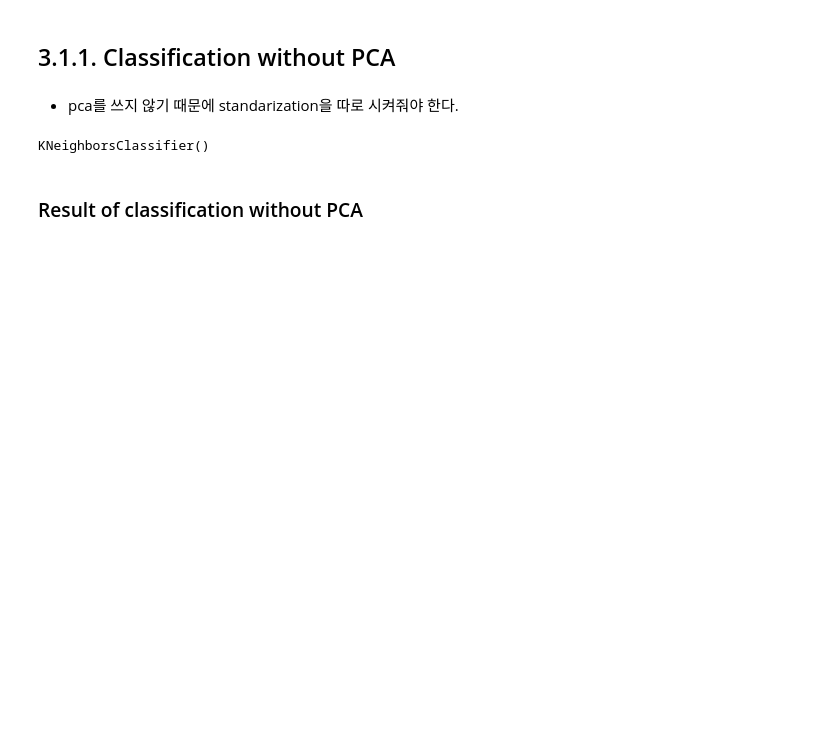
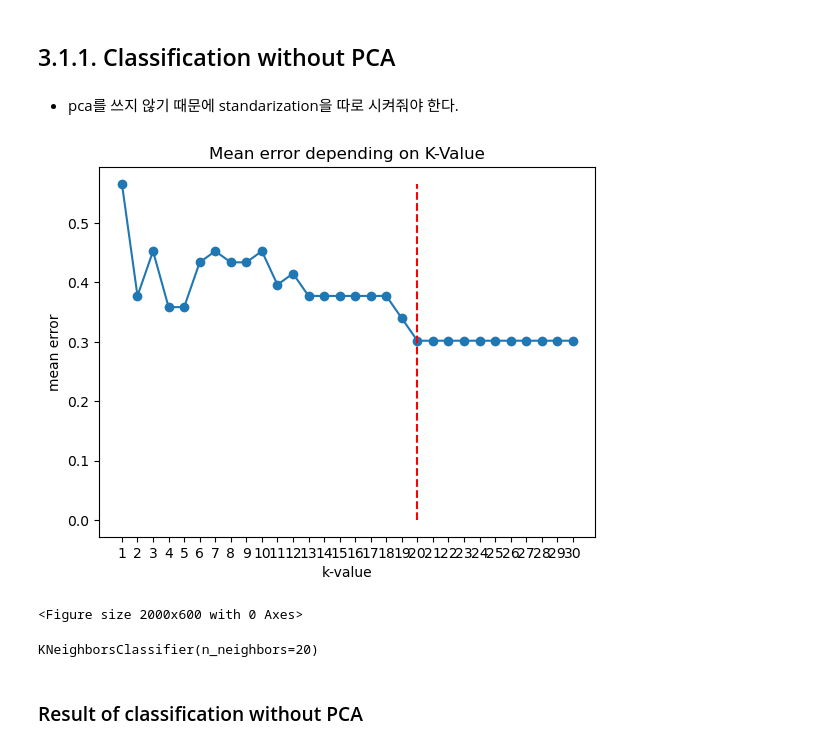
Before and after one commit to KyungTaek-Oh/Class, a Jupyter notebook: MachineLearning/PCA/ML_PCA_AS02-1.ipynb, the cells around one changed output. Saved outputs shown, nothing was run; the diff lists cells and outputs as text; code cells hidden in the pictures; blank space fills up the shorter version.

```diff
--- a/MachineLearning/PCA/ML_PCA_AS02-1.ipynb
+++ b/MachineLearning/PCA/ML_PCA_AS02-1.ipynb
@@ -310,15 +353,42 @@ X_test_pca_6 = pca(X_test, 6,0.01)
+# %%
+def optimal_k(X_train, y_train, X_test, y_test, max_k = 30):
+    errors = []
+    for i in range(1, max_k+1):
+        knn = KNeighborsClassifier(n_neighbors = i)
+        knn.fit(X_train, y_train)
+        pred_i = knn.predict(X_test)
+        errors.append(np.mean(pred_i != y_test))
+
+    opt_k = errors.index(min(errors)) + 1
+
+    plt.plot(range(1, max_k+1), errors, marker='o')
+    plt.vlines(opt_k, 0, max(errors), color = "red", linestyles="--")
+    plt.title('Mean error depending on K-Value')
+    plt.xlabel('k-value')
+    plt.xticks(np.arange(1, max_k+1))
+    plt.ylabel('mean error')
+    plt.figure(figsize=(20,6))
+    plt.show()
+
+    return opt_k
 # %% [markdown]
 
 ## 3.1.1. Classification without PCA
 # %% [markdown]
 * pca를 쓰지 않기 때문에 standarization을 따로 시켜줘야 한다.
+# %%
+# Find optimal k value for K-NN classifier
+opt_k = optimal_k(X_train_stand, y_train, X_test_stand, y_test, max_k = 30)
+# %% [output]
+[figure, added]
+<Figure size 2000x600 with 0 Axes>
 # %%
 # k-NN 분류기를 생성
-classifier = KNeighborsClassifier(n_neighbors=5)
+classifier = KNeighborsClassifier(n_neighbors=opt_k)
 # 분류기 학습
 classifier.fit(X_train_stand, y_train)
 # %% [output]
-KNeighborsClassifier()
+KNeighborsClassifier(n_neighbors=20)
 # %%
 # 예측
 y_pred= classifier.predict(X_test_stand)
```
Also changed, not shown: parts of 18 cells of this notebook.
